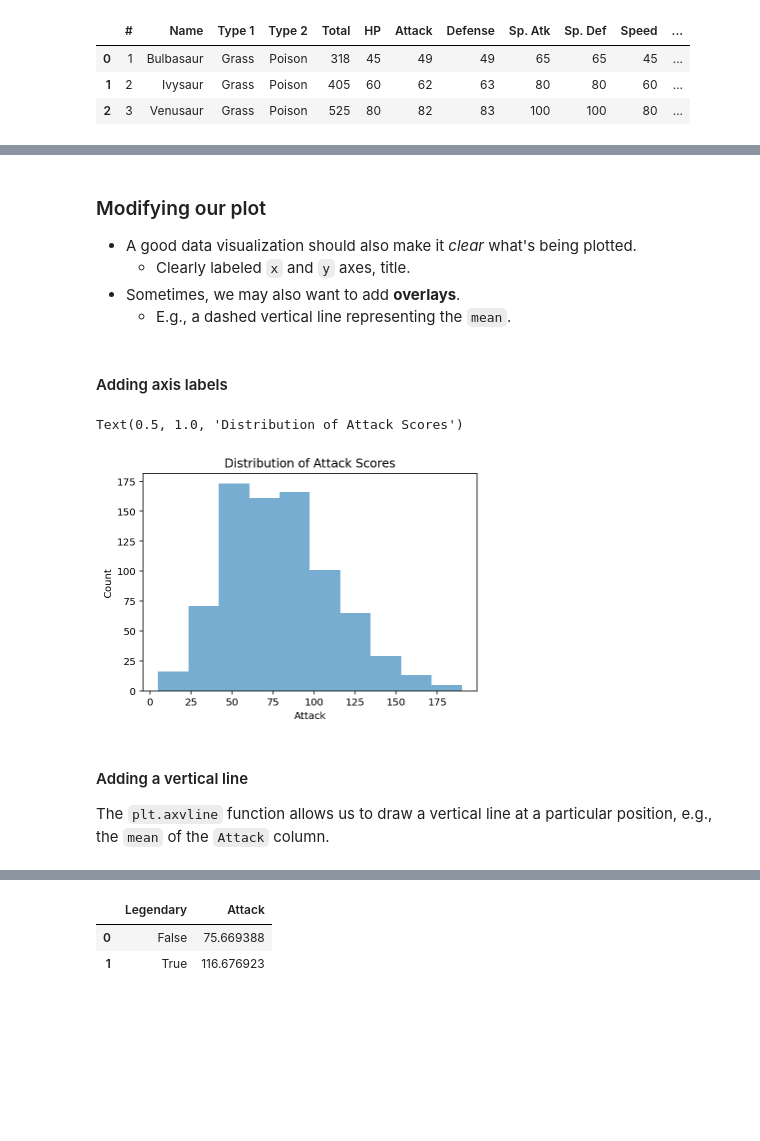
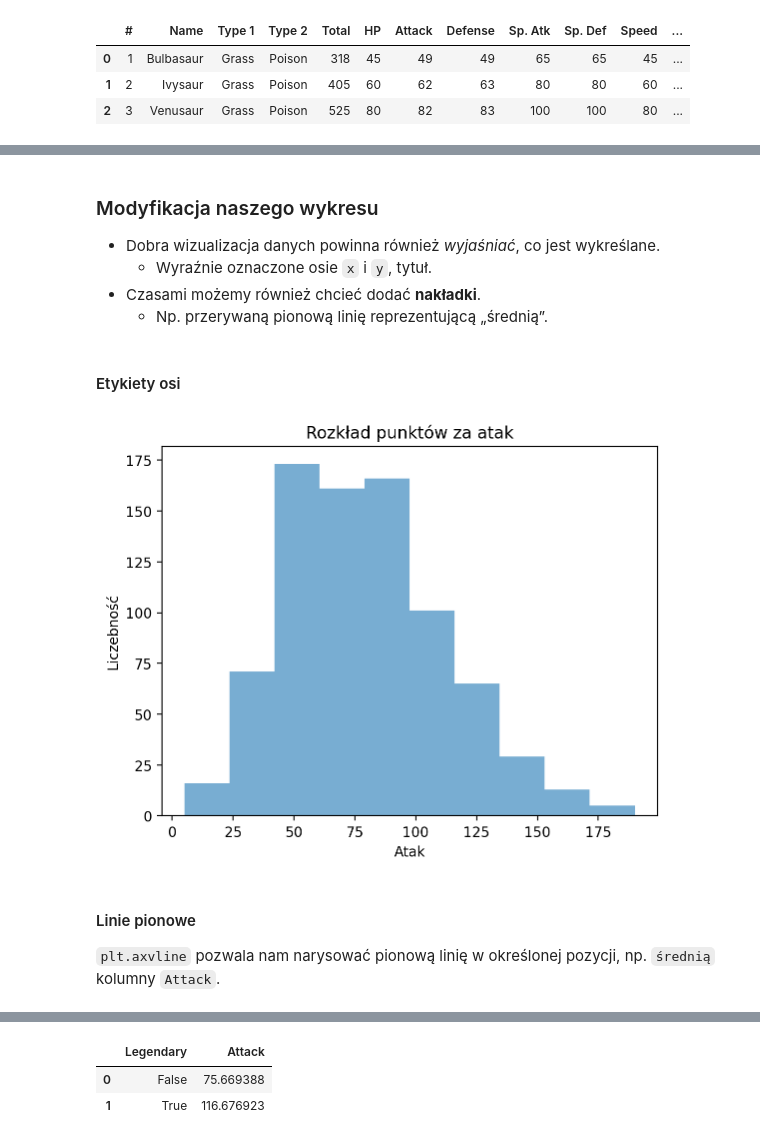
Before and after one commit to wignusia/sad, a Jupyter notebook: 05-dataviz-pyplot.ipynb, the cells around one changed output, grey strips where cells are left out. Saved outputs shown, nothing was run; the diff lists cells and outputs as text; code cells hidden in the pictures; blank space fills up the shorter version.

```diff
--- a/05-dataviz-pyplot.ipynb
+++ b/05-dataviz-pyplot.ipynb
@@ -286,23 +273,22 @@ plt.axvline(df_pokemon['Sp. Atk'].median(), linestyle = "dotted", color = "red")
 # %% [markdown]
-### Modifying our plot
+### Modyfikacja naszego wykresu
 
-- A good data visualization should also make it *clear* what's being plotted.
-   - Clearly labeled `x` and `y` axes, title.
-- Sometimes, we may also want to add **overlays**.
-   - E.g., a dashed vertical line representing the `mean`.
+- Dobra wizualizacja danych powinna również *wyjaśniać*, co jest wykreślane.
+   - Wyraźnie oznaczone osie `x` i `y`, tytuł.
+- Czasami możemy również chcieć dodać **nakładki**.
+   - Np. przerywaną pionową linię reprezentującą „średnią”.
 # %% [markdown]
-#### Adding axis labels
+#### Etykiety osi
 # %%
 p = plt.hist(df_pokemon['Attack'], alpha = .6)
-plt.xlabel("Attack")
-plt.ylabel("Count")
-plt.title("Distribution of Attack Scores")
+plt.xlabel("Atak")
+plt.ylabel("Liczebność")
+plt.title("Rozkład punktów za atak");
 # %% [output]
-Text(0.5, 1.0, 'Distribution of Attack Scores')
-[figure, old version]
+[figure, new version]
 # %% [markdown]
-#### Adding a vertical line
+#### Linie pionowe
 
-The `plt.axvline` function allows us to draw a vertical line at a particular position, e.g., the `mean` of the `Attack` column.
+`plt.axvline` pozwala nam narysować pionową linię w określonej pozycji, np. `średnią` kolumny `Attack`.
 # %%
 p = plt.hist(df_pokemon['Attack'], alpha = .6)
```
Also changed, not shown: parts of 82 cells of this notebook, 1 other file.
